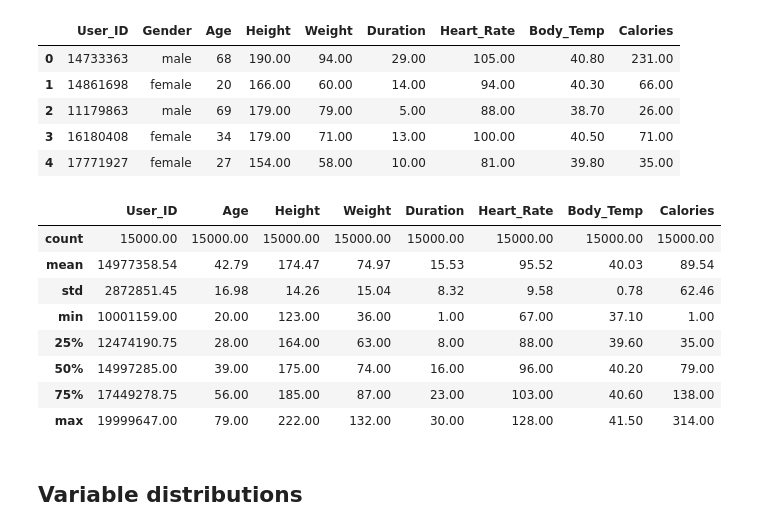
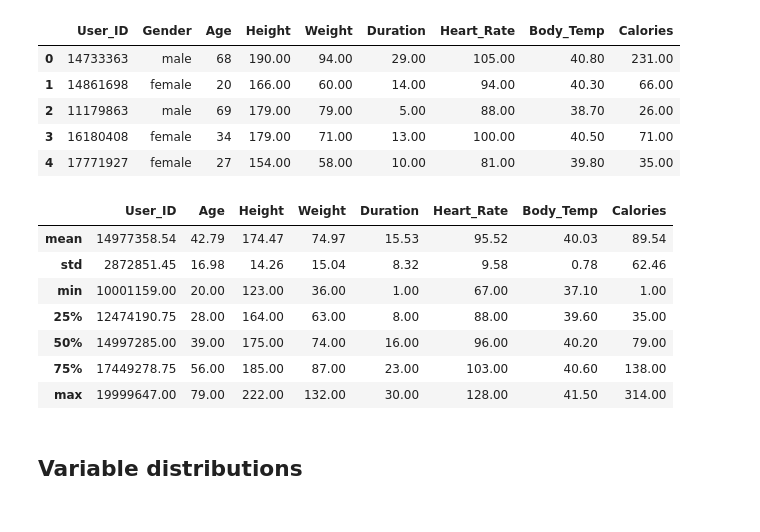
Before and after one commit to Mkranj/ML_calories_burned, a Jupyter notebook: scripts/eda.ipynb, the cells around one changed output. Saved outputs shown, nothing was run; the diff lists cells and outputs as text; code cells hidden in the pictures.

```diff
--- a/scripts/eda.ipynb
+++ b/scripts/eda.ipynb
@@ -15,10 +17,10 @@ ce_data.head()
 # %%
 pd.set_option("display.float_format", lambda x: "%.2f" % x)
 # %%
-ce_data.describe()
+# Summary, count is 15000 for everything so I exclude it
+ce_data.describe().iloc[1:, :]
 # %% [output]
 |  | User_ID | Age | Height | Weight | Duration | Heart_Rate | Body_Temp | Calories |
-| count | 15000.00 | 15000.00 | 15000.00 | 15000.00 | 15000.00 | 15000.00 | 15000.00 | 15000.00 |
 | mean | 14977358.54 | 42.79 | 174.47 | 74.97 | 15.53 | 95.52 | 40.03 | 89.54 |
 | std | 2872851.45 | 16.98 | 14.26 | 15.04 | 8.32 | 9.58 | 0.78 | 62.46 |
 | min | 10001159.00 | 20.00 | 123.00 | 36.00 | 1.00 | 67.00 | 37.10 | 1.00 |
```
Also changed, not shown: parts of 15 cells of this notebook.
